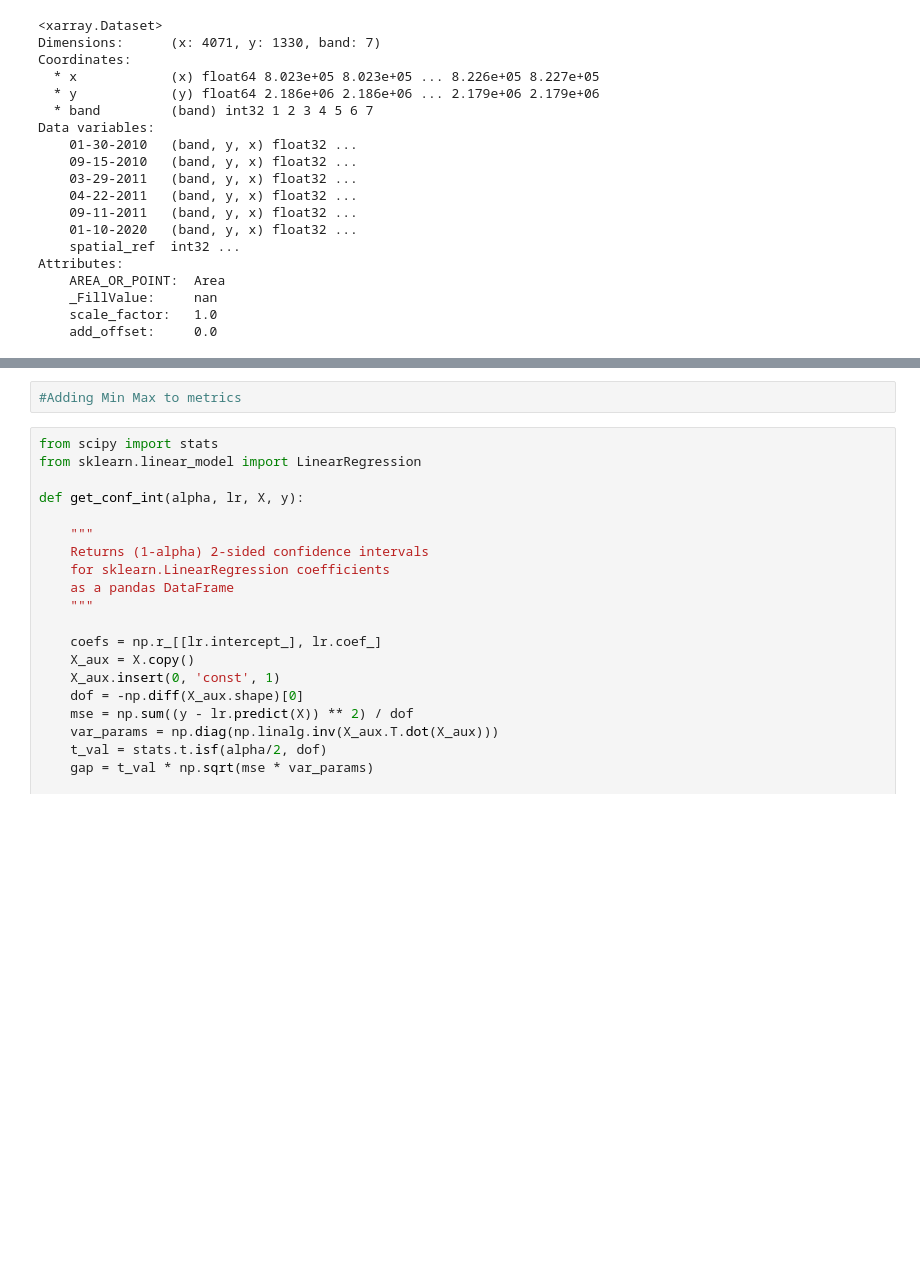
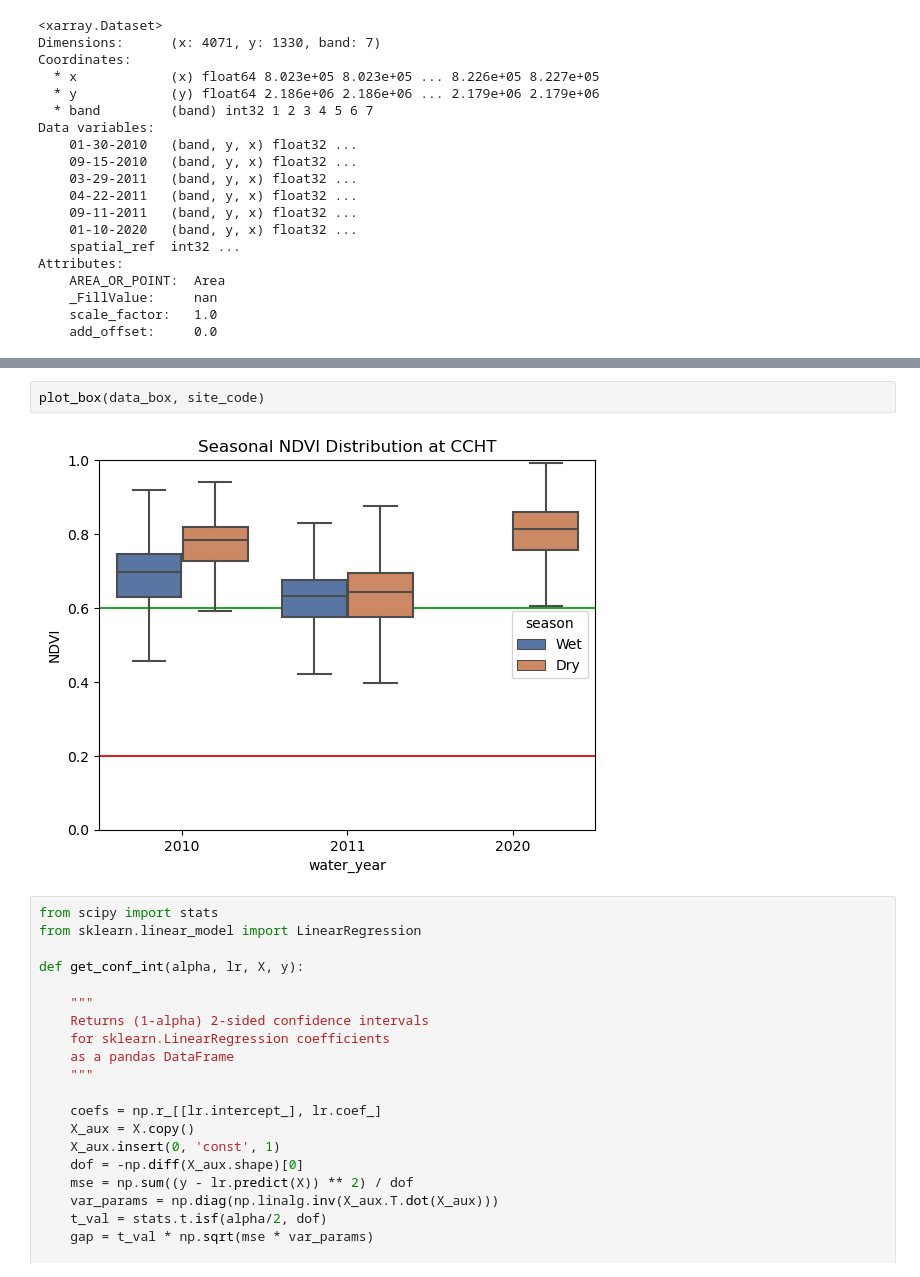
Before and after one commit to aesgeorges/MangroveCaribRS, a Jupyter notebook: notebooks/dev_ideas.ipynb, the cells around one changed output, grey strips where cells are left out. Drawn from its saved outputs; the diff is of its cells as text; blank space fills up the shorter version.

```diff
--- a/notebooks/dev_ideas.ipynb
+++ b/notebooks/dev_ideas.ipynb
@@ -114,5 +118,7 @@ Wall time: 1min 9s
-# %%
-#Adding Min Max to metrics
+# %%
+plot_box(data_box, site_code)
+# %% [output]
+[figure, added]
 # %%
 from scipy import stats
 from sklearn.linear_model import LinearRegression
```
Also changed, not shown: parts of 9 cells of this notebook, 1 other file.
